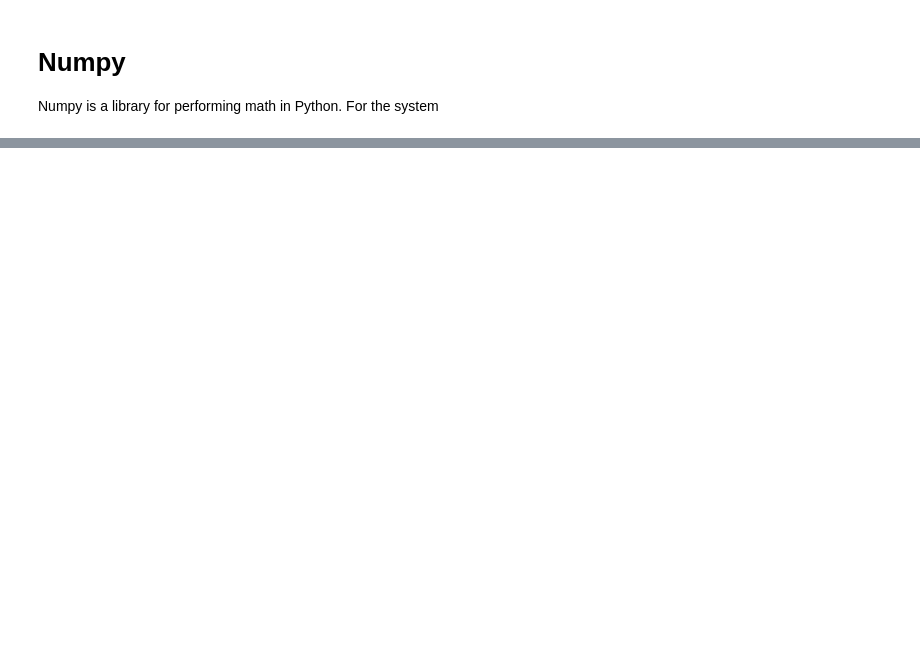
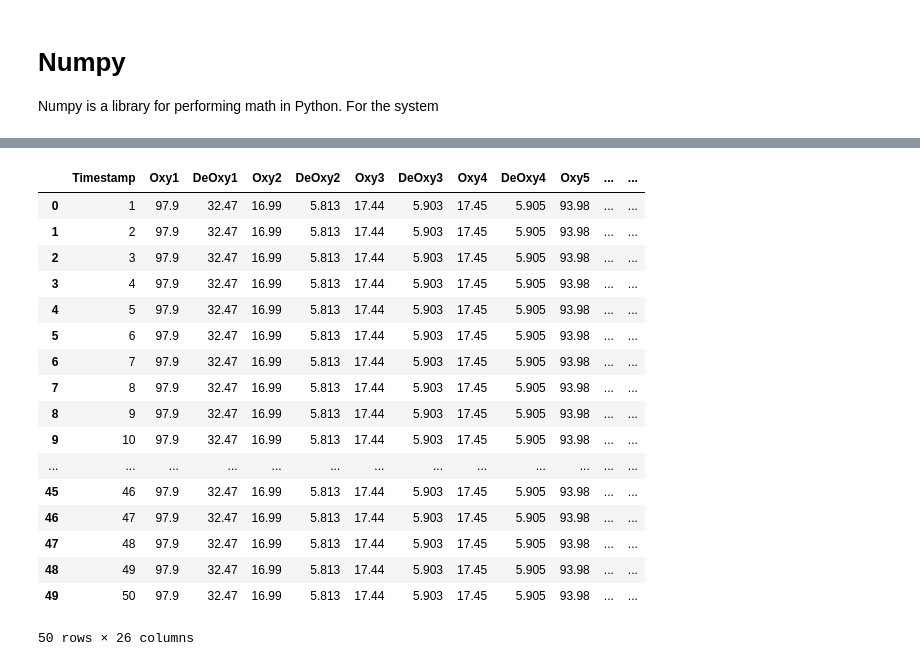
Before and after one commit to BirgerMoell/Momentum-AI-machine-learning-course, a Jupyter notebook: lesson2/Lesson 2 Working with data.ipynb, the cells around one changed output, grey strips where cells are left out. Cells and saved outputs as stored; diff of their text form; code cells hidden in the pictures; blank space fills up the shorter version.

```diff
--- a/lesson2/Lesson 2 Working with data.ipynb
+++ b/lesson2/Lesson 2 Working with data.ipynb
@@ -156,0 +266,32 @@ dict_keys(['val_loss', 'val_acc', 'loss', 'acc'])
+# %%
+# importing our data
+
+#When we are working with machine learning we commonly use CSV files.
+dataset = pd.read_csv("../datasets/taskdefault.csv")
+
+# we start out by adding labels to our dataset
+dataset.columns = ['Timestamp','Oxy1','DeOxy1','Oxy2','DeOxy2','Oxy3','DeOxy3', 'Oxy4','DeOxy4','Oxy5','DeOxy5','Oxy6','DeOxy6','Oxy7','DeOxy7','Oxy8','DeOxy8', 'Oxy9', 'DeOxy9', 'Oxy10', 'DeOxy10', 'Oxy11', 'DeOxy11', 'Oxy12', 'DeOxy12', 'State']
+
+# check our first 50 data points using dataset.head
+dataset.head(50)
+
+# how can we check if a
+# %% [output]
+|  | Timestamp | Oxy1 | DeOxy1 | Oxy2 | DeOxy2 | Oxy3 | DeOxy3 | Oxy4 | DeOxy4 | Oxy5 | ... | ... |
+| 0 | 1 | 97.9 | 32.47 | 16.99 | 5.813 | 17.44 | 5.903 | 17.45 | 5.905 | 93.98 | ... | ... |
+| 1 | 2 | 97.9 | 32.47 | 16.99 | 5.813 | 17.44 | 5.903 | 17.45 | 5.905 | 93.98 | ... | ... |
+| 2 | 3 | 97.9 | 32.47 | 16.99 | 5.813 | 17.44 | 5.903 | 17.45 | 5.905 | 93.98 | ... | ... |
+| 3 | 4 | 97.9 | 32.47 | 16.99 | 5.813 | 17.44 | 5.903 | 17.45 | 5.905 | 93.98 | ... | ... |
+| 4 | 5 | 97.9 | 32.47 | 16.99 | 5.813 | 17.44 | 5.903 | 17.45 | 5.905 | 93.98 | ... | ... |
+| 5 | 6 | 97.9 | 32.47 | 16.99 | 5.813 | 17.44 | 5.903 | 17.45 | 5.905 | 93.98 | ... | ... |
+| 6 | 7 | 97.9 | 32.47 | 16.99 | 5.813 | 17.44 | 5.903 | 17.45 | 5.905 | 93.98 | ... | ... |
+| 7 | 8 | 97.9 | 32.47 | 16.99 | 5.813 | 17.44 | 5.903 | 17.45 | 5.905 | 93.98 | ... | ... |
+| 8 | 9 | 97.9 | 32.47 | 16.99 | 5.813 | 17.44 | 5.903 | 17.45 | 5.905 | 93.98 | ... | ... |
+| 9 | 10 | 97.9 | 32.47 | 16.99 | 5.813 | 17.44 | 5.903 | 17.45 | 5.905 | 93.98 | ... | ... |
+| ... | ... | ... | ... | ... | ... | ... | ... | ... | ... | ... | ... | ... |
+| 45 | 46 | 97.9 | 32.47 | 16.99 | 5.813 | 17.44 | 5.903 | 17.45 | 5.905 | 93.98 | ... | ... |
+| 46 | 47 | 97.9 | 32.47 | 16.99 | 5.813 | 17.44 | 5.903 | 17.45 | 5.905 | 93.98 | ... | ... |
+| 47 | 48 | 97.9 | 32.47 | 16.99 | 5.813 | 17.44 | 5.903 | 17.45 | 5.905 | 93.98 | ... | ... |
+| 48 | 49 | 97.9 | 32.47 | 16.99 | 5.813 | 17.44 | 5.903 | 17.45 | 5.905 | 93.98 | ... | ... |
+| 49 | 50 | 97.9 | 32.47 | 16.99 | 5.813 | 17.44 | 5.903 | 17.45 | 5.905 | 93.98 | ... | ... |
+50 rows × 26 columns
```
Also changed, not shown: parts of 14 cells of this notebook, 6 other files.
